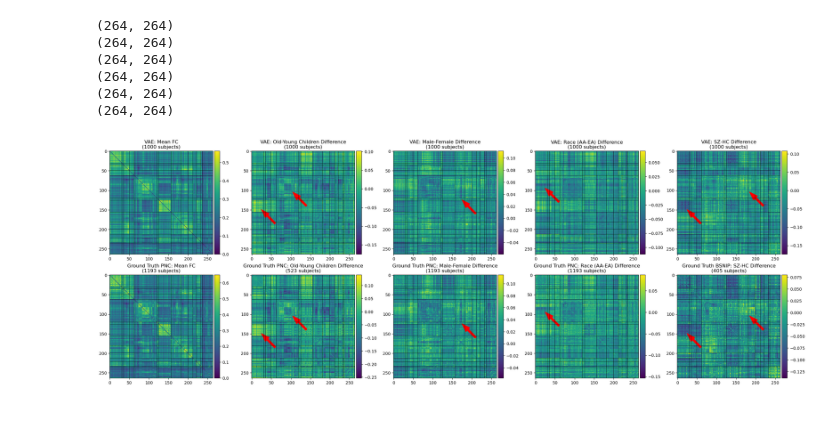
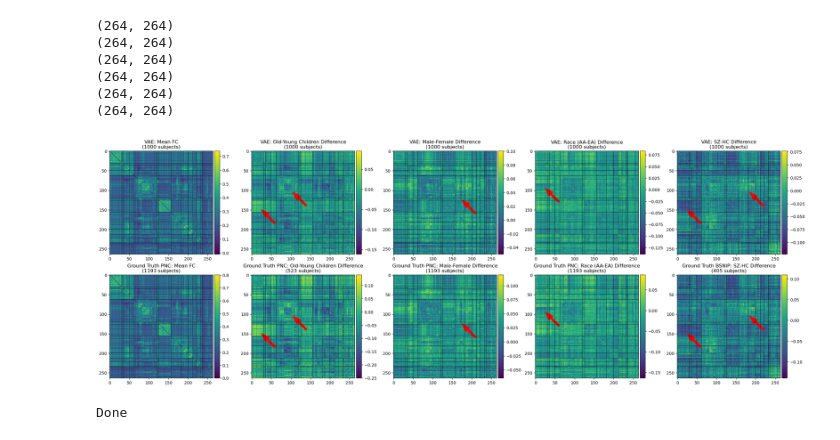
Before and after one commit to aorliche/PNC, a Jupyter notebook: ContrastiveLearningTwo/ContrastiveLearningTwo10Figures1.ipynb, the cells around one changed output. Saved outputs shown, nothing was run; the diff lists cells and outputs as text; code cells hidden in the pictures.

```diff
--- a/ContrastiveLearningTwo/ContrastiveLearningTwo10Figures1.ipynb
+++ b/ContrastiveLearningTwo/ContrastiveLearningTwo10Figures1.ipynb
@@ -198,9 +183,6 @@ no_snps_subs = pickle.load(open('/home/anton/Documents/Tulane/Research/ImageNome
 rest = []
 nback = []
 emoid = []
-restmat = []
-nbackmat = []
-emoidmat = []
 race = []
 sex = []
 age = []
@@ -219,9 +201,9 @@ for sub in pncdemo['age_at_cnb']:
             continue
         ra = ra == 'AA'
         se = se == 'M'
-        r = np.load(f'{lowrankdir}/{sub}_task-resttop10_fc.npy')
-        n = np.load(f'{lowrankdir}/{sub}_task-nbacktop10_fc.npy')
-        e = np.load(f'{lowrankdir}/{sub}_task-emoidtop10_fc.npy')
+        r = np.load(f'{pncdir}/fc/{sub}_task-rest_fc.npy')
+        n = np.load(f'{pncdir}/fc/{sub}_task-nback_fc.npy')
+        e = np.load(f'{pncdir}/fc/{sub}_task-emoid_fc.npy')
         r = remap(vec2mat(r))
         n = remap(vec2mat(n))
         e = remap(vec2mat(e))
@@ -231,9 +213,6 @@ for sub in pncdemo['age_at_cnb']:
         rest.append(r[a,b])
         nback.append(n[a,b])
         emoid.append(e[a,b])
-        restmat.append(r)
-        nbackmat.append(n)
-        emoidmat.append(e)
         subids.append(sub)
     except:
         pass
@@ -241,13 +220,10 @@ for sub in pncdemo['age_at_cnb']:
 rest = np.stack(rest)
 nback = np.stack(nback)
 emoid = np.stack(emoid)
-restmat = np.stack(restmat)
-nbackmat = np.stack(nbackmat)
-emoidmat = np.stack(emoidmat)
 race = np.array(race).astype('int')
 sex = np.array(sex).astype('int')
 age = np.array(age)
 age = (age-np.mean(age))/np.std(age)
 
-print([a.shape for a in [rest, nback, emoid, restmat, nbackmat, emoidmat, race, sex, age]])
+print([a.shape for a in [rest, nback, emoid, race, sex, age]])
 # %% [output]
@@ -268,6 +244,7 @@ with torch.no_grad():
     y = bsnipvae.dec(z, ag, sx, rc, ss)
     y_hc = y.detach().cpu().numpy()
     y_hc = np.mean(y_hc, axis=0)
+    y_hc = vec2mat(y_hc)
 
     ag = 0*torch.ones(n).float().cuda()
     sx = 1*torch.ones(n).float().cuda()
@@ -277,6 +254,7 @@ with torch.no_grad():
     y = bsnipvae.dec(z, ag, sx, rc, ss)
     y_sz = y.detach().cpu().numpy()
     y_sz = np.mean(y_sz, axis=0)
+    y_sz = vec2mat(y_sz)
 
 print(y_hc.shape)
 print(y_sz.shape)
@@ -297,6 +275,7 @@ with torch.no_grad():
     y = pncvae.dec(z, ag, sx, rc, task, 0*task, 0*task)
     y_young = y.detach().cpu().numpy()
     y_young = np.mean(y_young, axis=0)
+    y_young = vec2mat(y_young)
 
     ag = 1*torch.ones(n).float().cuda()
     sx = 0*torch.ones(n).float().cuda()
@@ -306,6 +285,7 @@ with torch.no_grad():
     y = pncvae.dec(z, ag, sx, rc, task, 0*task, 0*task)
     y_old = y.detach().cpu().numpy()
     y_old = np.mean(y_old, axis=0)
+    y_old = vec2mat(y_old)
 
     ag = 0*torch.ones(n).float().cuda()
     sx = 0*torch.ones(n).float().cuda()
@@ -315,6 +295,7 @@ with torch.no_grad():
     y = pncvae.dec(z, ag, sx, rc, task, 0*task, 0*task)
     y_mid = y.detach().cpu().numpy()
     y_mid = np.mean(y_mid, axis=0)
+    y_mid = vec2mat(y_mid)
 
     ag = 0*torch.ones(n).float().cuda()
     sx = 1*torch.ones(n).float().cuda()
@@ -324,6 +305,7 @@ with torch.no_grad():
     y = pncvae.dec(z, ag, sx, rc, task, 0*task, 0*task)
     y_male = y.detach().cpu().numpy()
     y_male = np.mean(y_male, axis=0)
+    y_male = vec2mat(y_male)
 
     ag = 0*torch.ones(n).float().cuda()
     sx = 0*torch.ones(n).float().cuda()
@@ -333,6 +315,7 @@ with torch.no_grad():
     y = pncvae.dec(z, ag, sx, rc, task, 0*task, 0*task)
     y_female = y.detach().cpu().numpy()
     y_female = np.mean(y_female, axis=0)
+    y_female = vec2mat(y_female)
 
     ag = 0*torch.ones(n).float().cuda()
     sx = 1*torch.ones(n).float().cuda()
@@ -342,6 +325,7 @@ with torch.no_grad():
     y = pncvae.dec(z, ag, sx, rc, task, 0*task, 0*task)
     y_aa = y.detach().cpu().numpy()
     y_aa = np.mean(y_aa, axis=0)
+    y_aa = vec2mat(y_aa)
 
     ag = 0*torch.ones(n).float().cuda()
     sx = 1*torch.ones(n).float().cuda()
@@ -351,6 +335,7 @@ with torch.no_grad():
     y = pncvae.dec(z, ag, sx, rc, task, 0*task, 0*task)
     y_ea = y.detach().cpu().numpy()
     y_ea = np.mean(y_ea, axis=0)
+    y_ea = vec2mat(y_ea)
 
 print(y_young.shape)
 print(y_old.shape)
@@ -371,12 +356,12 @@ from mpl_toolkits.axes_grid1 import make_axes_locatable
 
 sz_hc_diff = np.mean(bfc[bsz == 1], axis=0) - np.mean(bfc[bsz == 0], axis=0)
 sz_hc_diff = vec2mat(sz_hc_diff)
-sz_hc_diff[sz_hc_diff > 0.08] = 0.08
+# sz_hc_diff[sz_hc_diff > 0.08] = 0.08
 
 fig, ax = plt.subplots(2,5,figsize=(30,10))
 
 sz_hc_diff2 = y_sz-y_hc
-# sz_hc_diff2[sz_hc_diff2 < -.13] = -.13
+sz_hc_diff2[sz_hc_diff2 < -.13] = -.13
 
 im = ax[0,4].imshow(sz_hc_diff2)
 
@@ -393,7 +378,7 @@ cax = divider.append_axes('right', size='5%', pad=0.05)
 fig.colorbar(im, cax=cax, orientation='vertical')
 
 avg = vec2mat(np.mean(rest, axis=0))
-avg[avg > 0.65] = 0.65
+# avg[avg > 0.65] = 0.65
 avg_vae = y_young/3+y_mid/3+y_old/3
 avg_vae = avg_vae * (1-np.eye(264))
 
@@ -481,31 +466,50 @@ ax[1,1].set_title('Ground Truth PNC: Old-Young Children Difference\n(523 subject
 ax[0,2].set_title('VAE: Male-Female Difference\n(1000 subjects)')
 ax[1,2].set_title('Ground Truth PNC: Male-Female Difference\n(1193 subjects)')
 
 ax[0,3].set_title('VAE: Race (AA-EA) Difference\n(1000 subjects)')
 ax[1,3].set_title('Ground Truth PNC: Race (AA-EA) Difference\n(1193 subjects)')
 
 ax[0,4].set_title('VAE: SZ-HC Difference\n(1000 subjects)')
 ax[1,4].set_title('Ground Truth BSNIP: SZ-HC Difference\n(405 subjects)')
 
 ax[0,1].arrow(60,185,-20,-20, width=5, color='red')
 ax[1,1].arrow(60,185,-20,-20, width=5, color='red')
 
 ax[0,1].arrow(140,140,-20,-20, width=5, color='red')
 ax[1,1].arrow(140,140,-20,-20, width=5, color='red')
 
 ax[0,2].arrow(210,160,-20,-20, width=5, color='red')
 ax[1,2].arrow(210,160,-20,-20, width=5, color='red')
 
 ax[0,3].arrow(60,130,-20,-20, width=5, color='red')
 ax[1,3].arrow(60,130,-20,-20, width=5, color='red')
 
 ax[0,4].arrow(60,185,-20,-20, width=5, color='red')
 ax[1,4].arrow(60,185,-20,-20, width=5, color='red')
 
 ax[0,4].arrow(220,140,-20,-20, width=5, color='red')
 ax[1,4].arrow(220,140,-20,-20, width=5, color='red')
 
 fig.show()
 fig.savefig('/home/anton/Documents/Tulane/Research/Work/CL-VAE/VAE-ground-truth2.pdf')
 # %% [output]
-[figure, old version]
+[figure, new version]
+# %%
+dct = dict(ld=30, rois=264, inv_sigma=10**0.5)
+
+vae = pncvae
+
+dct['enc1_w'] = vae.enc1.weight.T.detach().cpu().numpy()
+dct['enc1_b'] = vae.enc1.bias.detach().cpu().numpy()
+dct['enc2_w'] = vae.enc2.weight.T.detach().cpu().numpy()
+dct['enc2_b'] = vae.enc2.bias.detach().cpu().numpy()
+dct['dec1_w'] = vae.dec1.weight.T.detach().cpu().numpy()
+dct['dec1_b'] = vae.dec1.bias.detach().cpu().numpy()
+dct['dec2_w'] = vae.dec2.weight.T.detach().cpu().numpy()
+dct['dec2_b'] = vae.dec2.bias.detach().cpu().numpy()
+
+pickle.dump(dct, open('/home/anton/Documents/Tulane/Research/fc-ts-vae/data/vae_pnc_1000_z30_cov4_2.pkl', 'wb'))
+
+print('Done')
+# %% [output]
+Done
```
Also changed, not shown: parts of 3 cells of this notebook, 4 other files.
